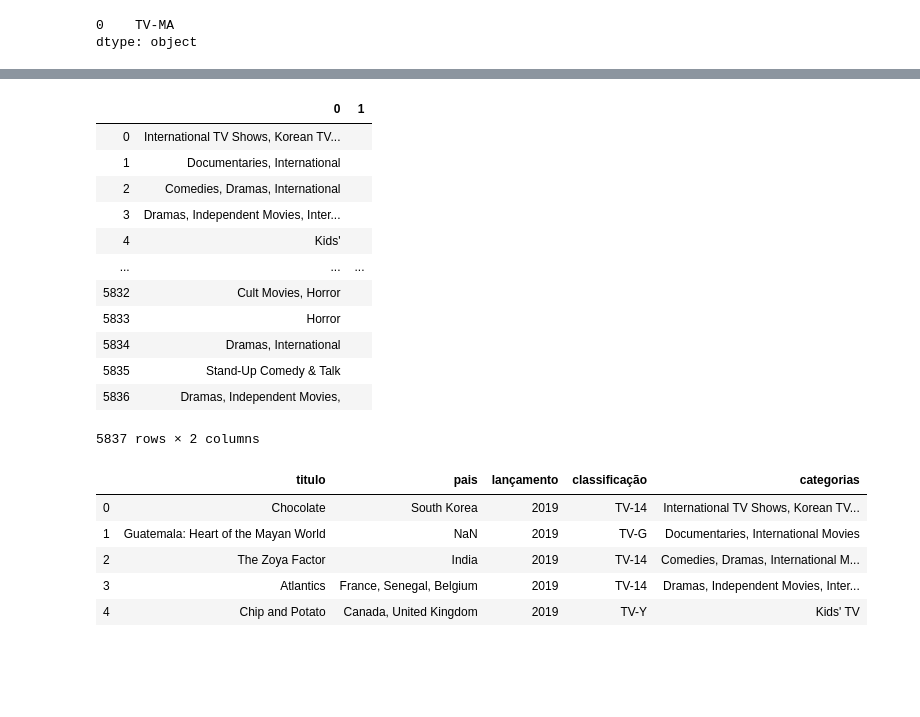
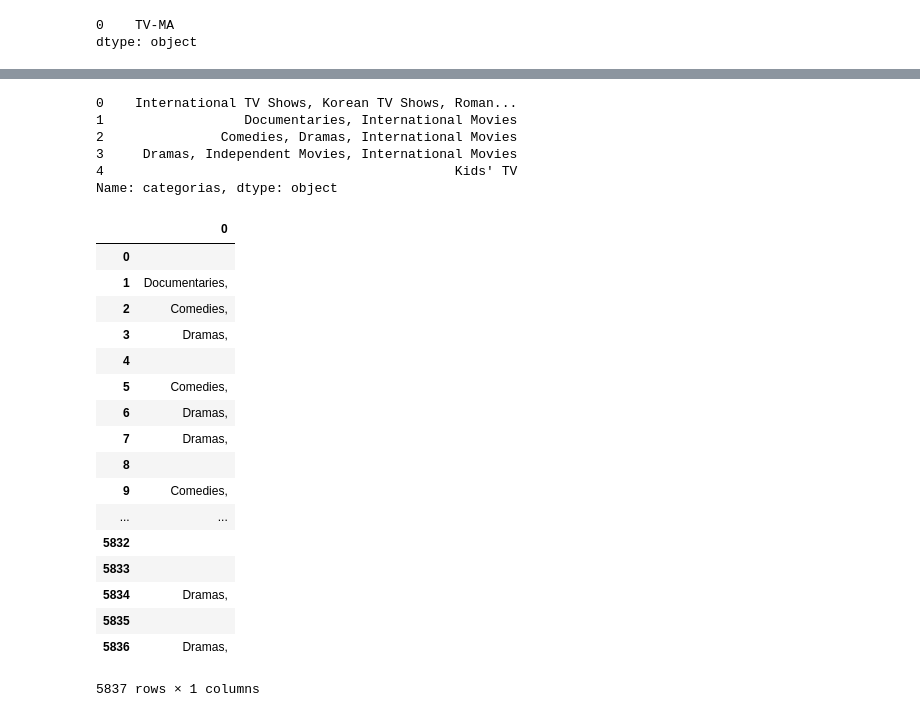
Before and after one commit to luizmachado/data_science, a Jupyter notebook: Pandas_netflix.ipynb, the cells around one changed output, grey strips where cells are left out. Cells and saved outputs as stored; diff of their text form; code cells hidden in the pictures; blank space fills up the shorter version.

Commit message:
Some of Data Featuring

```diff
--- a/Pandas_netflix.ipynb
+++ b/Pandas_netflix.ipynb
@@ -4,5 +8,5 @@ import matplotlib.pyplot as plt
 # %%
-data = pd.read_csv(r'data_science/DataSets/netflix_titles_nov_2019.csv')
+data = pd.read_csv(r'DataSets/netflix_titles_nov_2019.csv')
 # %%
 data.info()
 # %% [output]
@@ -315,28 +346,35 @@ pd.get_dummies(selecao['categorias'],)
 | 5835 | 0 | 0 | 0 | 0 | ... |
 | 5836 | 0 | 0 | 0 | 0 | ... |
 5837 rows × 449 columns
+# %%
+selecao['categorias'].head()
+# %% [output]
+0    International TV Shows, Korean TV Shows, Roman...
+1                  Documentaries, International Movies
+2               Comedies, Dramas, International Movies
+3     Dramas, Independent Movies, International Movies
+4                                             Kids' TV
+Name: categorias, dtype: object
 # %%
-selecao['categorias'].str.extract('(^.*)')
+selecao['categorias'].str.extract('(\s|^\w+,)')
 # %% [output]
-|  | 0 | 1 |
-| 0 | International TV Shows, Korean TV... |  |
-| 1 | Documentaries, International |  |
-| 2 | Comedies, Dramas, International |  |
-| 3 | Dramas, Independent Movies, Inter... |  |
-| 4 | Kids' |  |
-| ... | ... | ... |
-| 5832 | Cult Movies, Horror |  |
-| 5833 | Horror |  |
-| 5834 | Dramas, International |  |
-| 5835 | Stand-Up Comedy & Talk |  |
-| 5836 | Dramas, Independent Movies, |  |
+|  | 0 |
+| 0 |  |
+| 1 | Documentaries, |
+| 2 | Comedies, |
+| 3 | Dramas, |
+| 4 |  |
+| 5 | Comedies, |
+| 6 | Dramas, |
+| 7 | Dramas, |
+| 8 |  |
+| 9 | Comedies, |
+| ... | ... |
+| 5832 |  |
+| 5833 |  |
+| 5834 | Dramas, |
+| 5835 |  |
+| 5836 | Dramas, |
-5837 rows × 2 columns
+5837 rows × 1 columns
 # %%
 selecao.head()
-# %% [output]
-|  | titulo | pais | lançamento | classificação | categorias |
-| 0 | Chocolate | South Korea | 2019 | TV-14 | International TV Shows, Korean TV... |
-| 1 | Guatemala: Heart of the Mayan World | NaN | 2019 | TV-G | Documentaries, International Movies |
-| 2 | The Zoya Factor | India | 2019 | TV-14 | Comedies, Dramas, International M... |
-| 3 | Atlantics | France, Senegal, Belgium | 2019 | TV-14 | Dramas, Independent Movies, Inter... |
-| 4 | Chip and Potato | Canada, United Kingdom | 2019 | TV-Y | Kids' TV |
```
Also changed, not shown: parts of 11 cells of this notebook, 1 other file.
